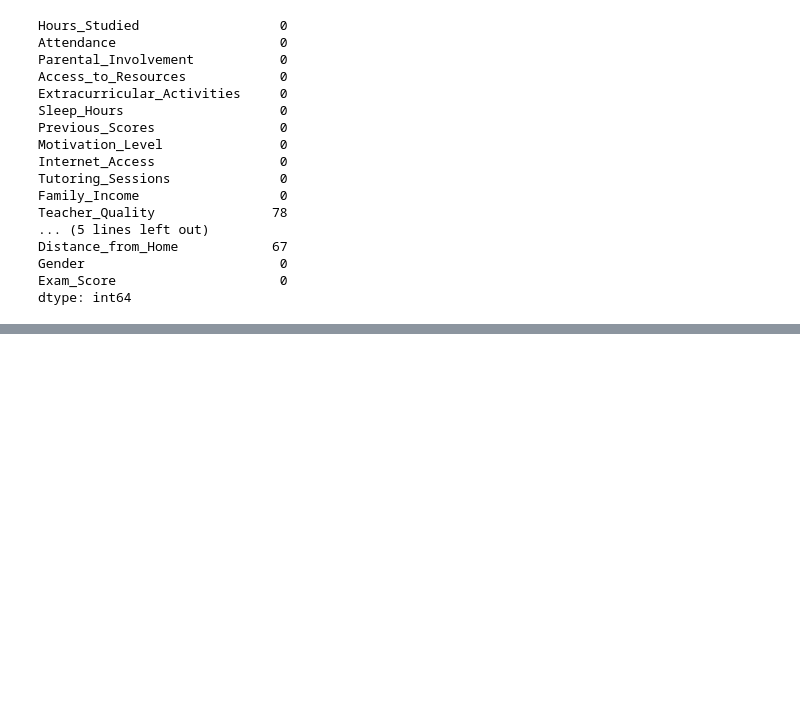
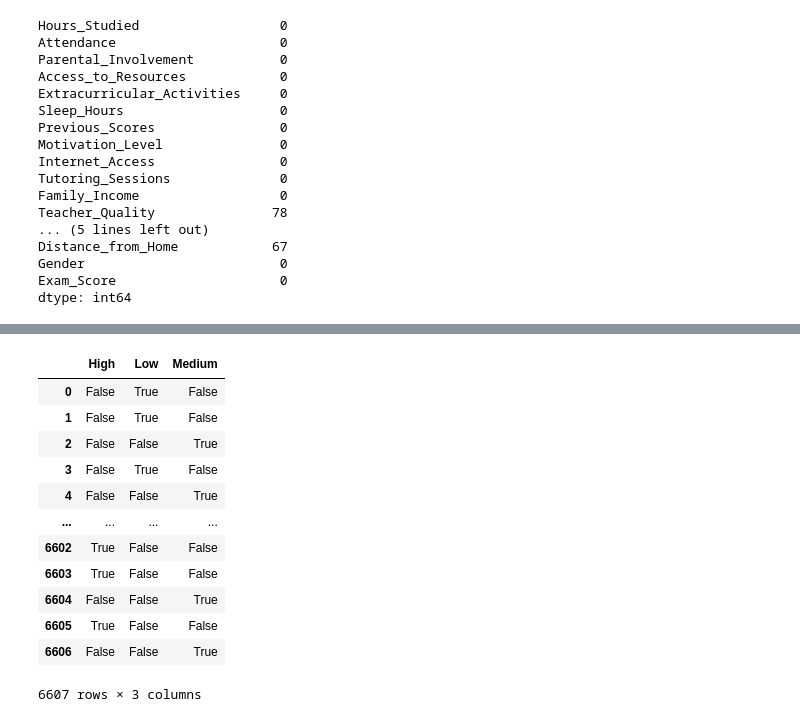
Before and after one commit to Wilbnil/Prakmas-2026, a Jupyter notebook: Oblig 1/Training and Evaluating Baseline Models.ipynb, the cells around one changed output, grey strips where cells are left out. Saved outputs shown, nothing was run; the diff lists cells and outputs as text; code cells hidden in the pictures; blank space fills up the shorter version.

```diff
--- a/Oblig 1/Training and Evaluating Baseline Models.ipynb
+++ b/Oblig 1/Training and Evaluating Baseline Models.ipynb
@@ -106,3 +106,32 @@ array([[<Axes: title={'center': 'Previous_Scores'}>,
 # %%
 # - - Multivarious analysis - -
 # Correlation
+# %%
+# Separate the dataset into features and targets
+
+features = student_dataset.drop('Parental_Involvement', axis=1)
+targets = student_dataset['Parental_Involvement']
+
+#jeg bare tester;]
+# %%
+# Encode the categorical target using one-hot encoding
+# This would be the preferred way to encode (or dummy encoding) targets for
+# ML in general. Scikit learn does not require this. In fact, it can cause issues
+# In scikit-learn, you should use LabelEncoder instead
+# All categorical features must be encoded in general.
+targets_onehot = pd.get_dummies(targets)
+targets_onehot
+# %% [output]
+|  | High | Low | Medium |
+| 0 | False | True | False |
+| 1 | False | True | False |
+| 2 | False | False | True |
+| 3 | False | True | False |
+| 4 | False | False | True |
+| ... | ... | ... | ... |
+| 6602 | True | False | False |
+| 6603 | True | False | False |
+| 6604 | False | False | True |
+| 6605 | True | False | False |
+| 6606 | False | False | True |
+6607 rows × 3 columns
```
Also changed, not shown: parts of 2 cells of this notebook.
